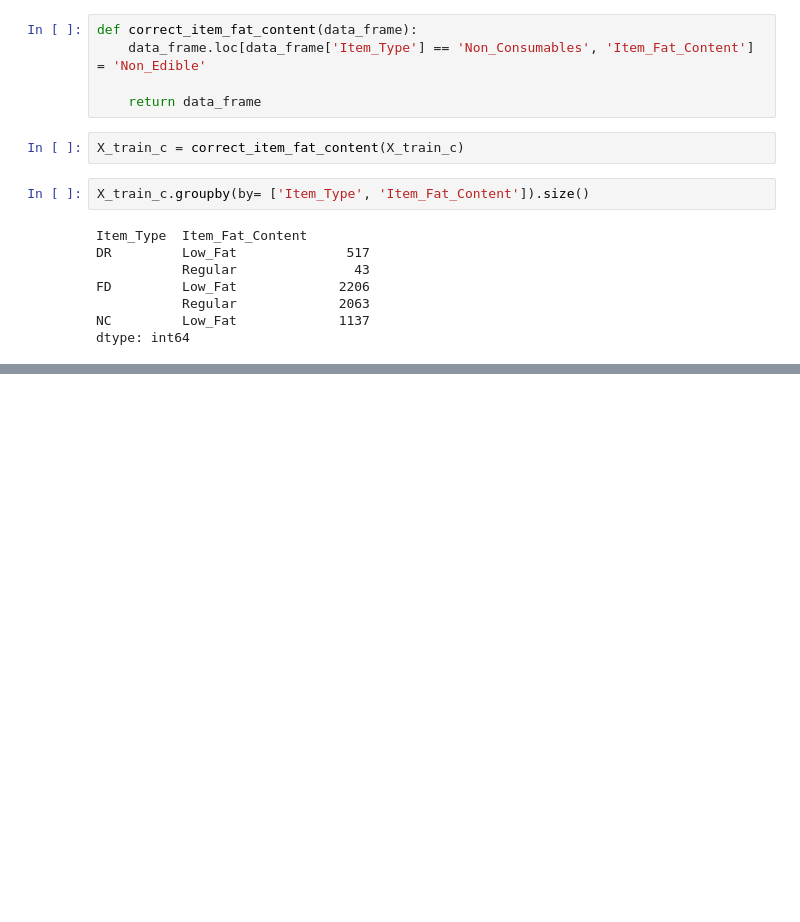
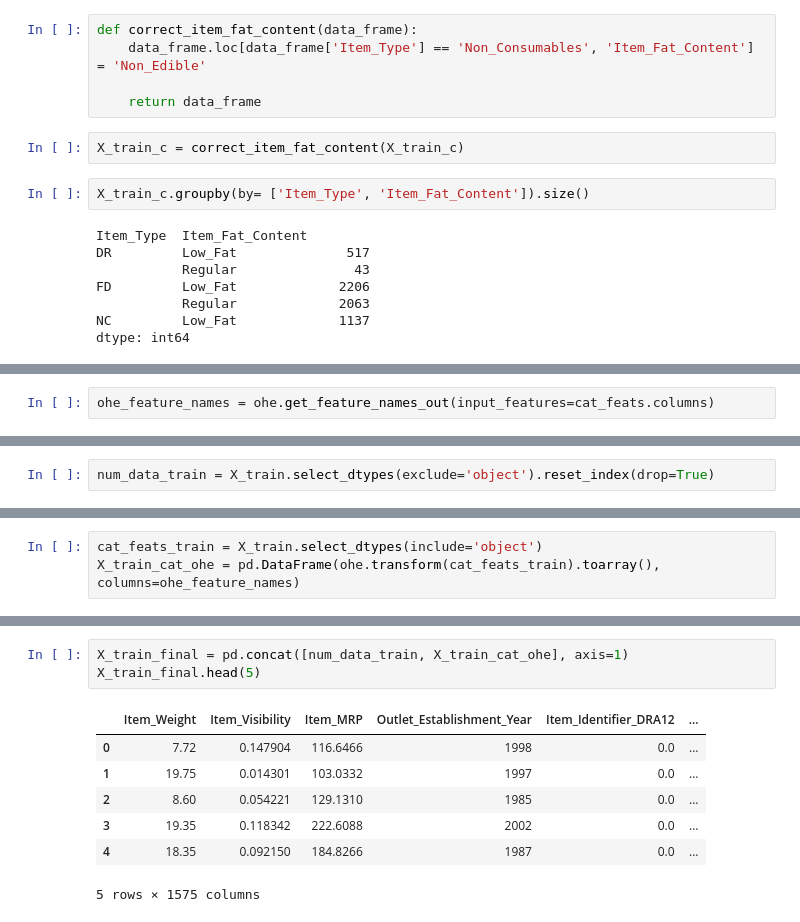
Before and after one commit to sonali1428/Bigmart_Sales_Prediction, a Jupyter notebook: BigMart Sales Data .ipynb, the cells around one changed output, grey strips where cells are left out. Cells and saved outputs as stored; diff of their text form; blank space fills up the shorter version.

```diff
--- a/BigMart Sales Data .ipynb
+++ b/BigMart Sales Data .ipynb
@@ -501,0 +622,2 @@ ValueError: Array conditional must be same shape as self
+# %%
+ohe_feature_names = ohe.get_feature_names_out(input_features=cat_feats.columns)
@@ -501,0 +630,2 @@ ValueError: Array conditional must be same shape as self
+# %%
+num_data_train = X_train.select_dtypes(exclude='object').reset_index(drop=True)
@@ -501,0 +640,3 @@ ValueError: Array conditional must be same shape as self
+# %%
+cat_feats_train = X_train.select_dtypes(include='object')
+X_train_cat_ohe = pd.DataFrame(ohe.transform(cat_feats_train).toarray(), columns=ohe_feature_names)
@@ -501,0 +653,11 @@ ValueError: Array conditional must be same shape as self
+# %%
+X_train_final = pd.concat([num_data_train, X_train_cat_ohe], axis=1)
+X_train_final.head(5)
+# %% [output]
+|  | Item_Weight | Item_Visibility | Item_MRP | Outlet_Establishment_Year | Item_Identifier_DRA12 | ... |
+| 0 | 7.72 | 0.147904 | 116.6466 | 1998 | 0.0 | ... |
+| 1 | 19.75 | 0.014301 | 103.0332 | 1997 | 0.0 | ... |
+| 2 | 8.60 | 0.054221 | 129.1310 | 1985 | 0.0 | ... |
+| 3 | 19.35 | 0.118342 | 222.6088 | 2002 | 0.0 | ... |
+| 4 | 18.35 | 0.092150 | 184.8266 | 1987 | 0.0 | ... |
+5 rows × 1575 columns
```
Also changed, not shown: parts of 29 cells of this notebook.
